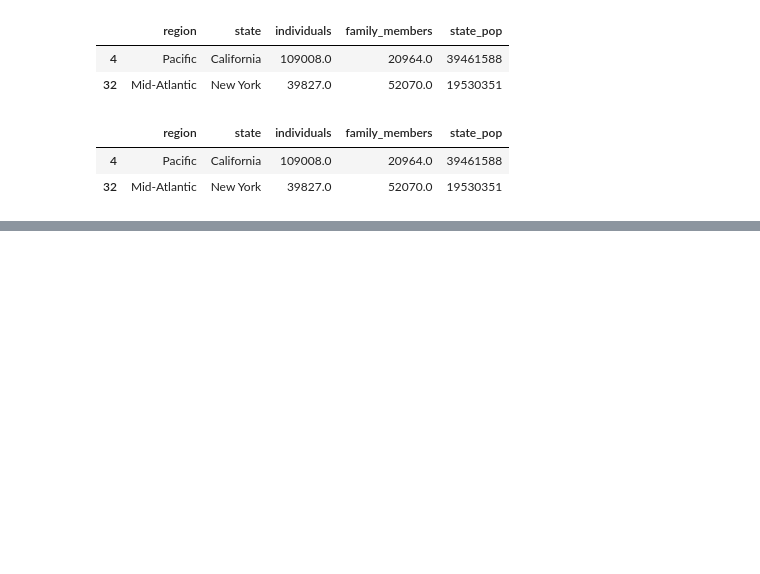
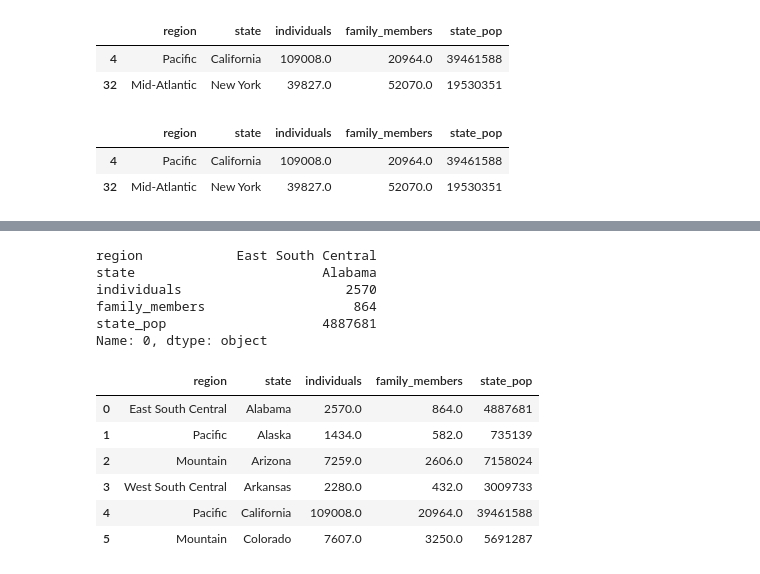
Before and after one commit to adambria1309/KurapikaZoldyck, a Jupyter notebook: Data Manipulation/Introduction to Pandas.ipynb, the cells around one changed output, grey strips where cells are left out. Saved outputs shown, nothing was run; the diff lists cells and outputs as text; code cells hidden in the pictures; blank space fills up the shorter version.

```diff
--- a/Data Manipulation/Introduction to Pandas.ipynb
+++ b/Data Manipulation/Introduction to Pandas.ipynb
@@ -163,0 +214,19 @@ data[(ind)&(fam)]
+# %%
+data.loc[0]
+# %% [output]
+region            East South Central
+state                        Alabama
+individuals                     2570
+family_members                   864
+state_pop                    4887681
+Name: 0, dtype: object
+# %%
+data.loc[0:5]
+# %% [output]
+|  | region | state | individuals | family_members | state_pop |
+| 0 | East South Central | Alabama | 2570.0 | 864.0 | 4887681 |
+| 1 | Pacific | Alaska | 1434.0 | 582.0 | 735139 |
+| 2 | Mountain | Arizona | 7259.0 | 2606.0 | 7158024 |
+| 3 | West South Central | Arkansas | 2280.0 | 432.0 | 3009733 |
+| 4 | Pacific | California | 109008.0 | 20964.0 | 39461588 |
+| 5 | Mountain | Colorado | 7607.0 | 3250.0 | 5691287 |
```
Also changed, not shown: parts of 24 cells of this notebook.
